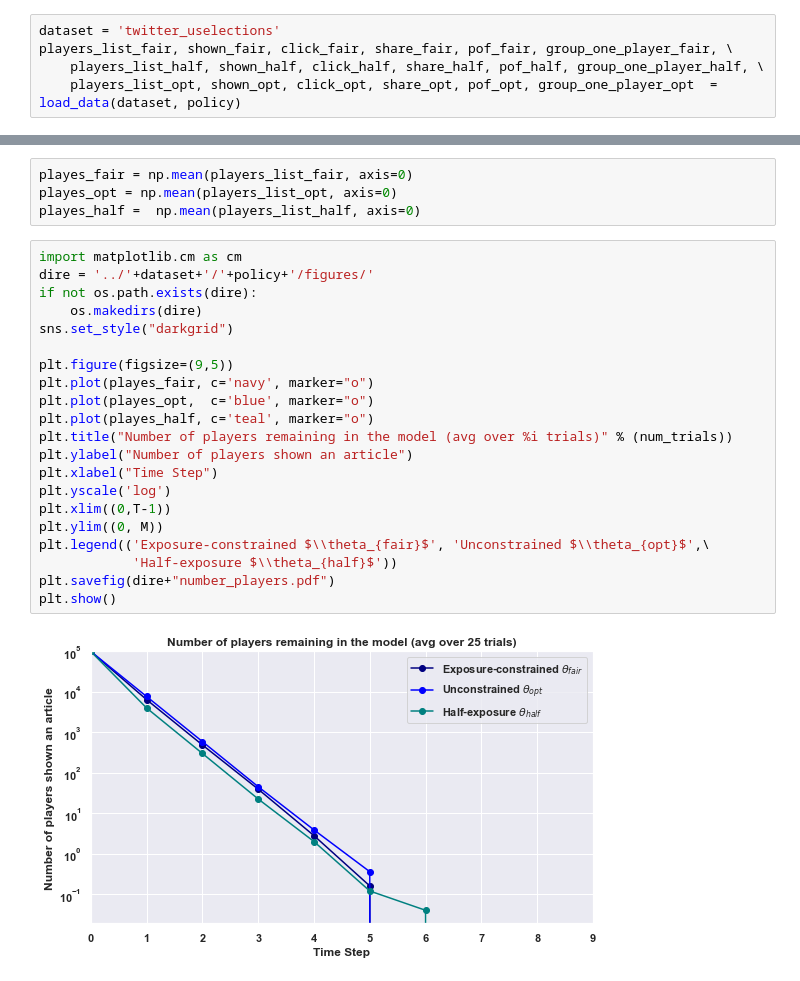
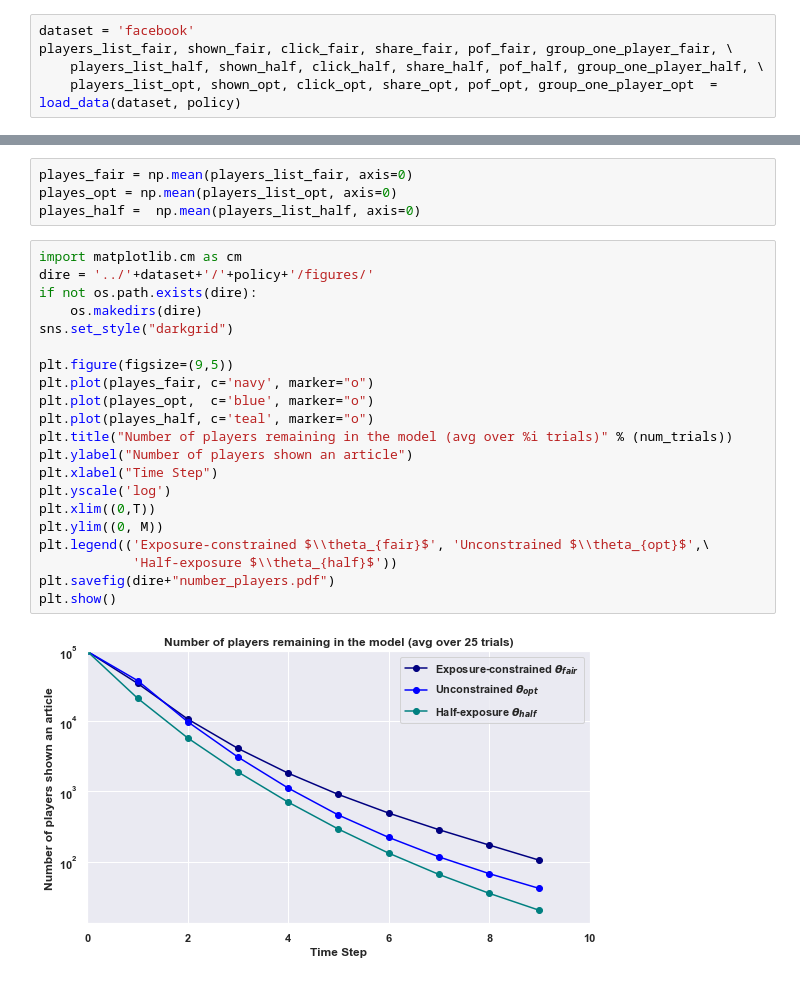
Before and after one commit to jfinocchiaro/long-term-fair-mdps, a Jupyter notebook: political-influence-refactored/notebooks/gen_plots.ipynb, the cells around one changed output, grey strips where cells are left out. Cells and saved outputs as stored; diff of their text form.

Commit message:
decision_on_figures

```diff
--- a/political-influence-refactored/notebooks/gen_plots.ipynb
+++ b/political-influence-refactored/notebooks/gen_plots.ipynb
@@ -242,7 +242,7 @@ T = 10         # max number of timesteps
 M = 100000            # size of unit mass
 epsilon = 0.25
 # %%
-dataset = 'twitter_uselections'
+dataset = 'facebook'
 players_list_fair, shown_fair, click_fair, share_fair, pof_fair, group_one_player_fair, \
     players_list_half, shown_half, click_half, share_half, pof_half, group_one_player_half, \
     players_list_opt, shown_opt, click_opt, share_opt, pof_opt, group_one_player_opt  = load_data(dataset, policy)
@@ -674,26 +681,26 @@ playes_half =  np.mean(players_list_half, axis=0)
 # %%
 import matplotlib.cm as cm
 dire = '../'+dataset+'/'+policy+'/figures/'
 if not os.path.exists(dire):
     os.makedirs(dire)
 sns.set_style("darkgrid")
 
 plt.figure(figsize=(9,5))
 plt.plot(playes_fair, c='navy', marker="o")
 plt.plot(playes_opt,  c='blue', marker="o")
 plt.plot(playes_half, c='teal', marker="o")
 plt.title("Number of players remaining in the model (avg over %i trials)" % (num_trials))
 plt.ylabel("Number of players shown an article")
 plt.xlabel("Time Step")
 plt.yscale('log')
-plt.xlim((0,T-1))
+plt.xlim((0,T))
 plt.ylim((0, M))
 plt.legend(('Exposure-constrained $\\theta_{fair}$', 'Unconstrained $\\theta_{opt}$',\
             'Half-exposure $\\theta_{half}$'))
 plt.savefig(dire+"number_players.pdf")
 plt.show()
 # %% [output]
-[figure, old version]
+[figure, new version]
 # %%
 dire= '../'+dataset+'/'+policy+'/figures/'
 if not os.path.exists(dire):
```
Also changed, not shown: parts of 25 cells of this notebook, 1 other file.
